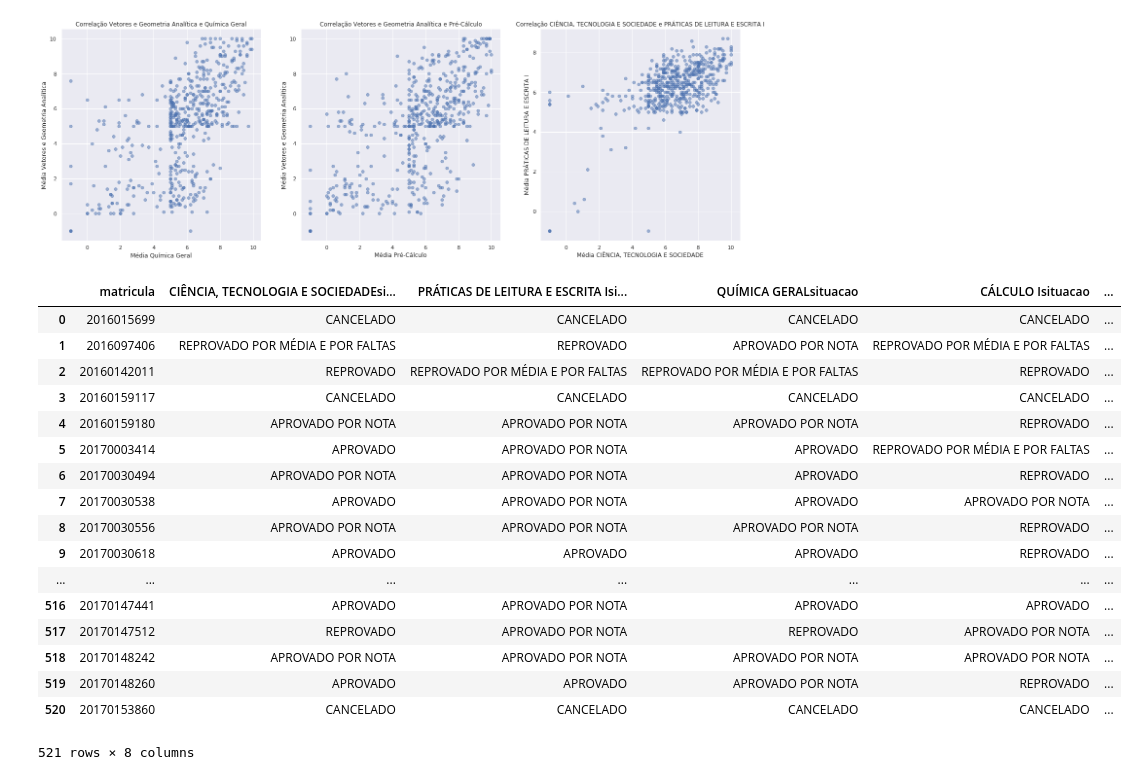
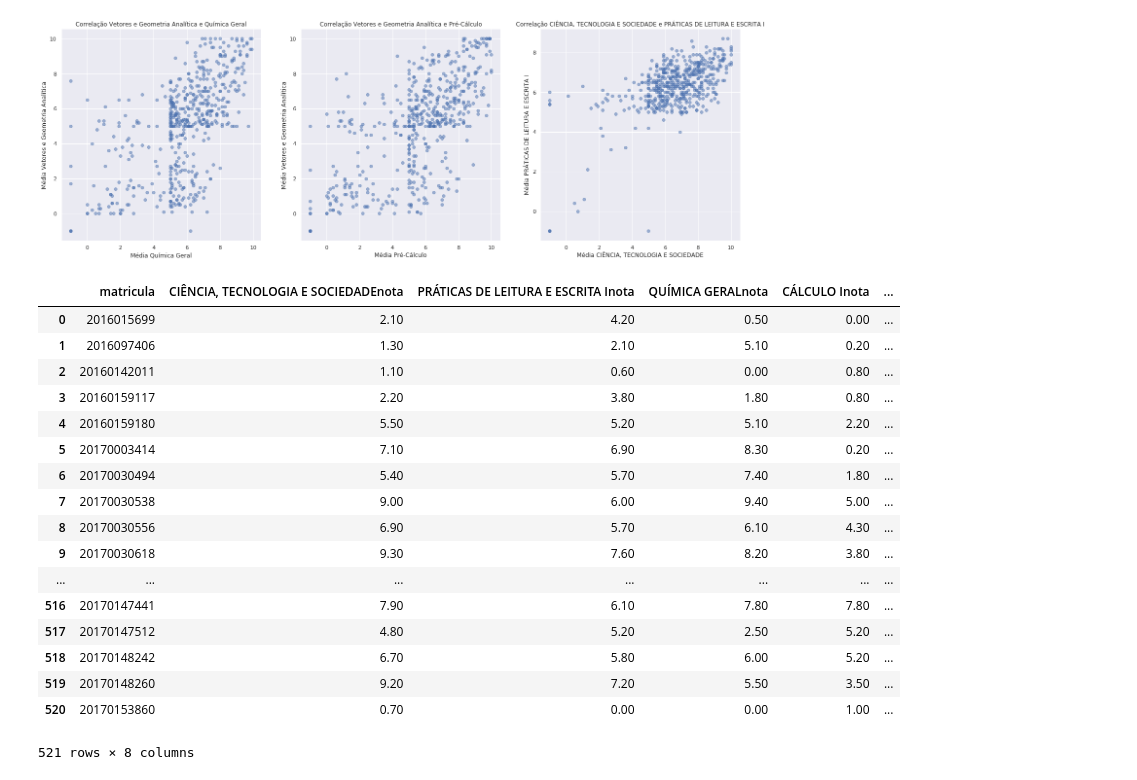
Before and after one commit to repitta/CienciaDeDadosEducacionais, a Jupyter notebook: Análise_Luana.ipynb, the cells around one changed output. Cells and saved outputs as stored; diff of their text form; code cells hidden in the pictures.

```diff
--- a/Análise_Luana.ipynb
+++ b/Análise_Luana.ipynb
@@ -568,26 +568,27 @@ plt.show()
 # %%
 #Aplicar o algoritmo de Naive Bayes https://www.dataquest.io/blog/sci-kit-learn-tutorial/
 #Escolhi só a coluna situação para fazer essa análise
-datasetBayes = tabela2[["matricula",'CIÊNCIA, TECNOLOGIA E SOCIEDADEsituacao', 'PRÁTICAS DE LEITURA E ESCRITA Isituacao', 'QUÍMICA GERALsituacao', 'CÁLCULO Isituacao', 'VETORES E GEOMETRIA ANALÍTICAsituacao', 'PRÉ-CÁLCULOsituacao','LÓGICA DE PROGRAMAÇÃOsituacao' ]]
+#datasetBayes = tabela2[["matricula",'CIÊNCIA, TECNOLOGIA E SOCIEDADEsituacao', 'PRÁTICAS DE LEITURA E ESCRITA Isituacao', 'QUÍMICA GERALsituacao', 'CÁLCULO Isituacao', 'VETORES E GEOMETRIA ANALÍTICAsituacao', 'PRÉ-CÁLCULOsituacao','LÓGICA DE PROGRAMAÇÃOsituacao' ]]
+datasetBayes = tabela2[["matricula",'CIÊNCIA, TECNOLOGIA E SOCIEDADEnota', 'PRÁTICAS DE LEITURA E ESCRITA Inota', 'QUÍMICA GERALnota', 'CÁLCULO Inota', 'VETORES E GEOMETRIA ANALÍTICAnota', 'PRÉ-CÁLCULOnota','LÓGICA DE PROGRAMAÇÃOnota' ]]
 datasetBayes
 # %% [output]
-|  | matricula | CIÊNCIA, TECNOLOGIA E SOCIEDADEsi... | PRÁTICAS DE LEITURA E ESCRITA Isi... | QUÍMICA GERALsituacao | CÁLCULO Isituacao | ... |
-| 0 | 2016015699 | CANCELADO | CANCELADO | CANCELADO | CANCELADO | ... |
-| 1 | 2016097406 | REPROVADO POR MÉDIA E POR FALTAS | REPROVADO | APROVADO POR NOTA | REPROVADO POR MÉDIA E POR FALTAS | ... |
-| 2 | 20160142011 | REPROVADO | REPROVADO POR MÉDIA E POR FALTAS | REPROVADO POR MÉDIA E POR FALTAS | REPROVADO | ... |
-| 3 | 20160159117 | CANCELADO | CANCELADO | CANCELADO | CANCELADO | ... |
-| 4 | 20160159180 | APROVADO POR NOTA | APROVADO POR NOTA | APROVADO POR NOTA | REPROVADO | ... |
-| 5 | 20170003414 | APROVADO | APROVADO POR NOTA | APROVADO | REPROVADO POR MÉDIA E POR FALTAS | ... |
-| 6 | 20170030494 | APROVADO POR NOTA | APROVADO POR NOTA | APROVADO | REPROVADO | ... |
-| 7 | 20170030538 | APROVADO | APROVADO POR NOTA | APROVADO | APROVADO POR NOTA | ... |
-| 8 | 20170030556 | APROVADO POR NOTA | APROVADO POR NOTA | APROVADO POR NOTA | REPROVADO | ... |
-| 9 | 20170030618 | APROVADO | APROVADO | APROVADO | REPROVADO | ... |
+|  | matricula | CIÊNCIA, TECNOLOGIA E SOCIEDADEnota | PRÁTICAS DE LEITURA E ESCRITA Inota | QUÍMICA GERALnota | CÁLCULO Inota | ... |
+| 0 | 2016015699 | 2.10 | 4.20 | 0.50 | 0.00 | ... |
+| 1 | 2016097406 | 1.30 | 2.10 | 5.10 | 0.20 | ... |
+| 2 | 20160142011 | 1.10 | 0.60 | 0.00 | 0.80 | ... |
+| 3 | 20160159117 | 2.20 | 3.80 | 1.80 | 0.80 | ... |
+| 4 | 20160159180 | 5.50 | 5.20 | 5.10 | 2.20 | ... |
+| 5 | 20170003414 | 7.10 | 6.90 | 8.30 | 0.20 | ... |
+| 6 | 20170030494 | 5.40 | 5.70 | 7.40 | 1.80 | ... |
+| 7 | 20170030538 | 9.00 | 6.00 | 9.40 | 5.00 | ... |
+| 8 | 20170030556 | 6.90 | 5.70 | 6.10 | 4.30 | ... |
+| 9 | 20170030618 | 9.30 | 7.60 | 8.20 | 3.80 | ... |
 | ... | ... | ... | ... | ... | ... | ... |
-| 516 | 20170147441 | APROVADO | APROVADO POR NOTA | APROVADO | APROVADO | ... |
-| 517 | 20170147512 | REPROVADO | APROVADO POR NOTA | REPROVADO | APROVADO POR NOTA | ... |
-| 518 | 20170148242 | APROVADO POR NOTA | APROVADO POR NOTA | APROVADO POR NOTA | APROVADO POR NOTA | ... |
-| 519 | 20170148260 | APROVADO | APROVADO | APROVADO POR NOTA | REPROVADO | ... |
-| 520 | 20170153860 | CANCELADO | CANCELADO | CANCELADO | CANCELADO | ... |
+| 516 | 20170147441 | 7.90 | 6.10 | 7.80 | 7.80 | ... |
+| 517 | 20170147512 | 4.80 | 5.20 | 2.50 | 5.20 | ... |
+| 518 | 20170148242 | 6.70 | 5.80 | 6.00 | 5.20 | ... |
+| 519 | 20170148260 | 9.20 | 7.20 | 5.50 | 3.50 | ... |
+| 520 | 20170153860 | 0.70 | 0.00 | 0.00 | 1.00 | ... |
 521 rows × 8 columns
 # %%
 # colocar os aprova e reprovados na mesma categoria
```
Also changed, not shown: parts of 17 cells of this notebook.
